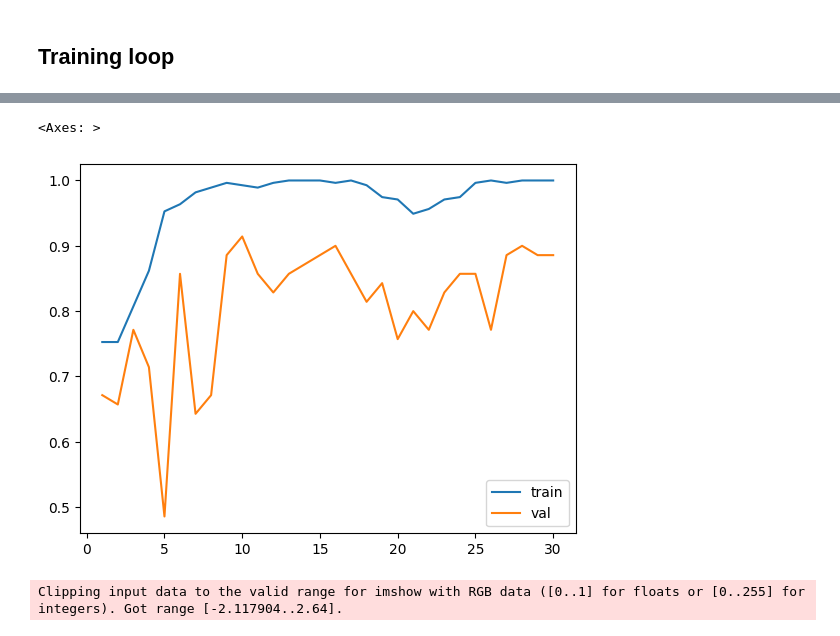
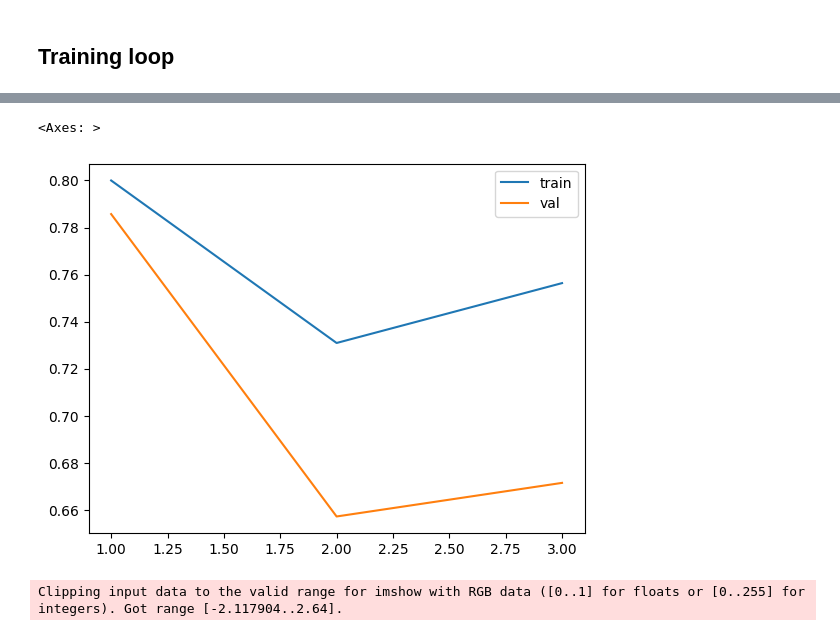
Before and after one commit to GabrielCabas/ML_Course, a Jupyter notebook: unidad_3/deep_learning_practice.ipynb, the cells around one changed output, grey strips where cells are left out. Saved outputs shown, nothing was run; the diff lists cells and outputs as text; code cells hidden in the pictures.

Commit message:
dropout and earlystopping

```diff
--- a/unidad_3/deep_learning_practice.ipynb
+++ b/unidad_3/deep_learning_practice.ipynb
@@ -123,7 +123,11 @@ Mon Jul  6 15:36:13 2026
 # %% [markdown]
 Replaced final layer
 # %%
-model.fc = torch.nn.Linear(2048, 2).to(device)
+# Primero dropout luego lineal
+model.fc = torch.nn.Sequential(
+    torch.nn.Dropout(0.5),
+    torch.nn.Linear(model.fc.in_features, 2)
+).to(device)
 model
 # %% [output]
 ResNet(
@@ -150,12 +154,14 @@ from torch.optim import AdamW
 import seaborn as sns
 # %%
 #Definir función de entrenamiento (training loop)
-def training_loop(optimizer, loss_fn, epochs = 10):
+def training_loop(optimizer, loss_fn, epochs = 10, patience = 4):
     #Inicializar pesos de la capa final
-    torch.nn.init.kaiming_normal_(model.fc.weight)
-    if model.fc.bias is not None:
-        torch.nn.init.zeros_(model.fc.bias)
+    torch.nn.init.kaiming_normal_(model.fc[1].weight)
+    if model.fc[1].bias is not None:
+        torch.nn.init.zeros_(model.fc[1].bias)
     all_train_loss, all_train_accuracy, all_val_loss, all_val_accuracy = [], [], [], []
+    max_accuracy_val = 0 #Variable que guarda el valor máximo de accuracy en validación
+    count_patience = 0
     for epoch in range(epochs): #Loop de epochs
         #Solo training
         model.train() #Pone el modelo en modo entrenamiento
@@ -195,15 +201,30 @@ def training_loop(optimizer, loss_fn, epochs = 10):
             val_correct += pred.eq(target.view_as(pred)).sum().item()
             val_total += target.size(0)
         val_accuracy = val_correct / val_total
+
         print(f"Val Loss: {val_total_loss/len(val_loader)}, Accuracy: {val_accuracy}")
         all_val_loss.append(val_total_loss/len(val_loader))
         all_val_accuracy.append(val_accuracy)
+
+        #Guardar modelo con mejor accuracy en validación.
+        if val_accuracy > max_accuracy_val:
+            max_accuracy_val = val_accuracy
+            torch.save(model.state_dict(), "model_best_accuracy.pth")
+            print(f"Mejor accuracy en validación: {max_accuracy_val}, saving model")
+            count_patience = 0
+        else:
+            count_patience += 1
+            if count_patience >= patience:
+                print(f"Early stopping, no mejoras en {patience} epochs")
+                break #Salir del loop
+
     return all_train_loss, all_train_accuracy, all_val_loss, all_val_accuracy #Exportar loss y accuracy
 # %%
 lr = 0.001
 epochs = 30
 loss_fn = CrossEntropyLoss() #Loss function a utilizar.
-optimizer = AdamW(model.parameters(), lr=lr, weight_decay = 0.5) #Optimizador AdamW.
+optimizer = AdamW(model.parameters(), lr=lr, weight_decay = 0.2) #Optimizador AdamW.
 all_train_loss, all_train_accuracy, all_val_loss, all_val_accuracy = training_loop(optimizer, loss_fn, epochs)
+model = torch.load("model_best_accuracy.pth")
 # %% [output]
 Epoch 1 of 30
@@ -226,9 +241,9 @@ Val Loss: 0.22591472106675306, Accuracy: 0.8857142857142857
 # %%
-sns.lineplot(x = range(1, epochs + 1), y = all_train_accuracy, label="train")
-sns.lineplot(x = range(1, epochs + 1), y = all_val_accuracy, label="val")
+sns.lineplot(x = range(1, len(all_train_accuracy) + 1), y = all_train_accuracy, label="train")
+sns.lineplot(x = range(1, len(all_val_accuracy) + 1), y = all_val_accuracy, label="val")
 # %% [output]
 <Axes: >
-[figure, old version]
+[figure, new version]
 # %%
 #Implementar Early Stopping.
 # %%
```
Also changed, not shown: parts of 6 cells of this notebook.
